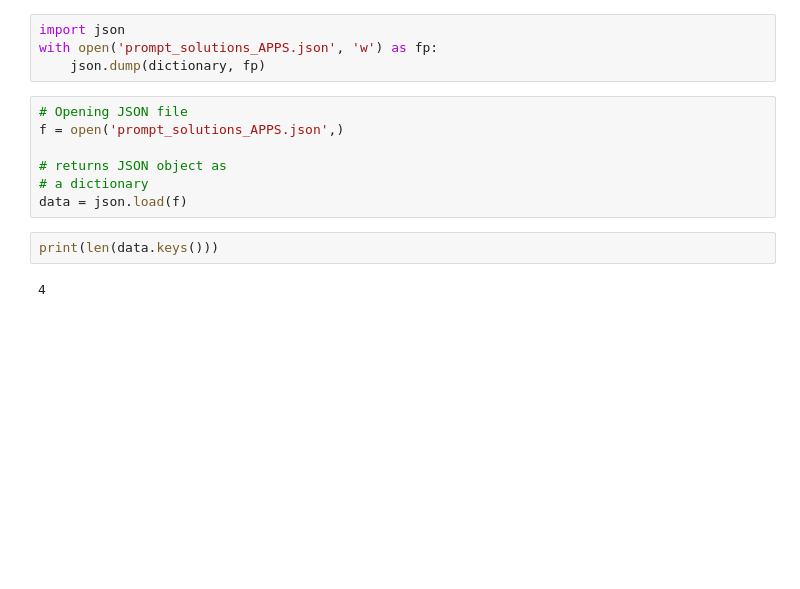
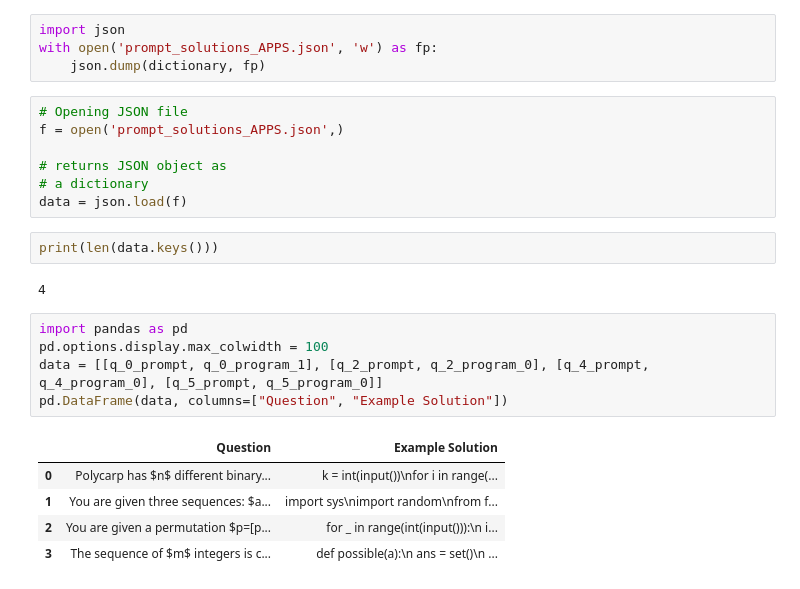
Before and after one commit to annh3/ai_planning_searching, a Jupyter notebook: ai_planning_searching/apps_dataset_playground.ipynb, the cells around one changed output. Saved outputs shown, nothing was run; the diff lists cells and outputs as text; blank space fills up the shorter version.

```diff
--- a/ai_planning_searching/apps_dataset_playground.ipynb
+++ b/ai_planning_searching/apps_dataset_playground.ipynb
@@ -469,3 +367,14 @@ data = json.load(f)
 print(len(data.keys()))
 # %% [output]
 4
+# %%
+import pandas as pd
+pd.options.display.max_colwidth = 100
+data = [[q_0_prompt, q_0_program_1], [q_2_prompt, q_2_program_0], [q_4_prompt, q_4_program_0], [q_5_prompt, q_5_program_0]]
+pd.DataFrame(data, columns=["Question", "Example Solution"])
+# %% [output]
+|  | Question | Example Solution |
+| 0 | Polycarp has $n$ different binary... | k = int(input())\nfor i in range(... |
+| 1 | You are given three sequences: $a... | import sys\nimport random\nfrom f... |
+| 2 | You are given a permutation $p=[p... | for _ in range(int(input())):\n i... |
+| 3 | The sequence of $m$ integers is c... | def possible(a):\n ans = set()\n ... |
```
Also changed, not shown: parts of 58 cells of this notebook, 1 other file.
